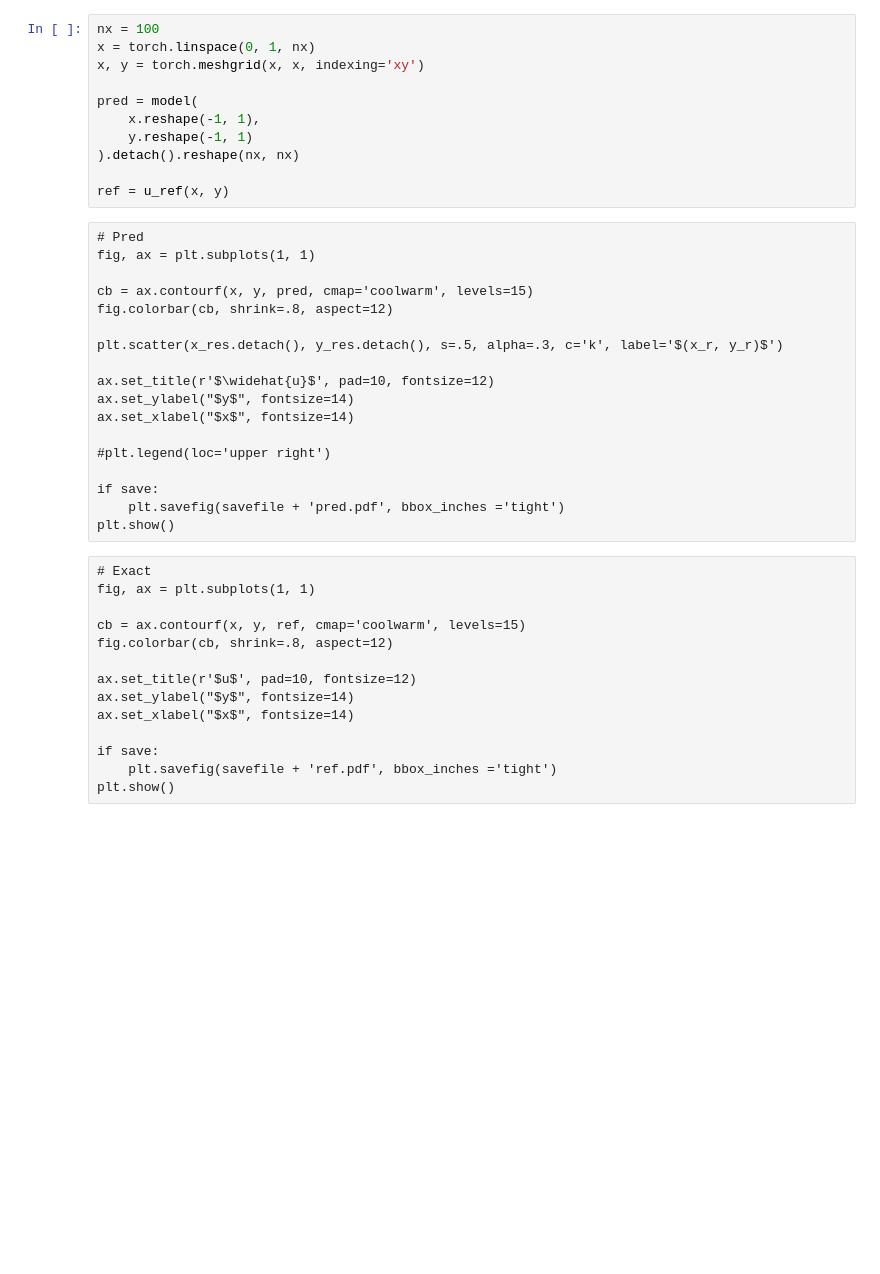
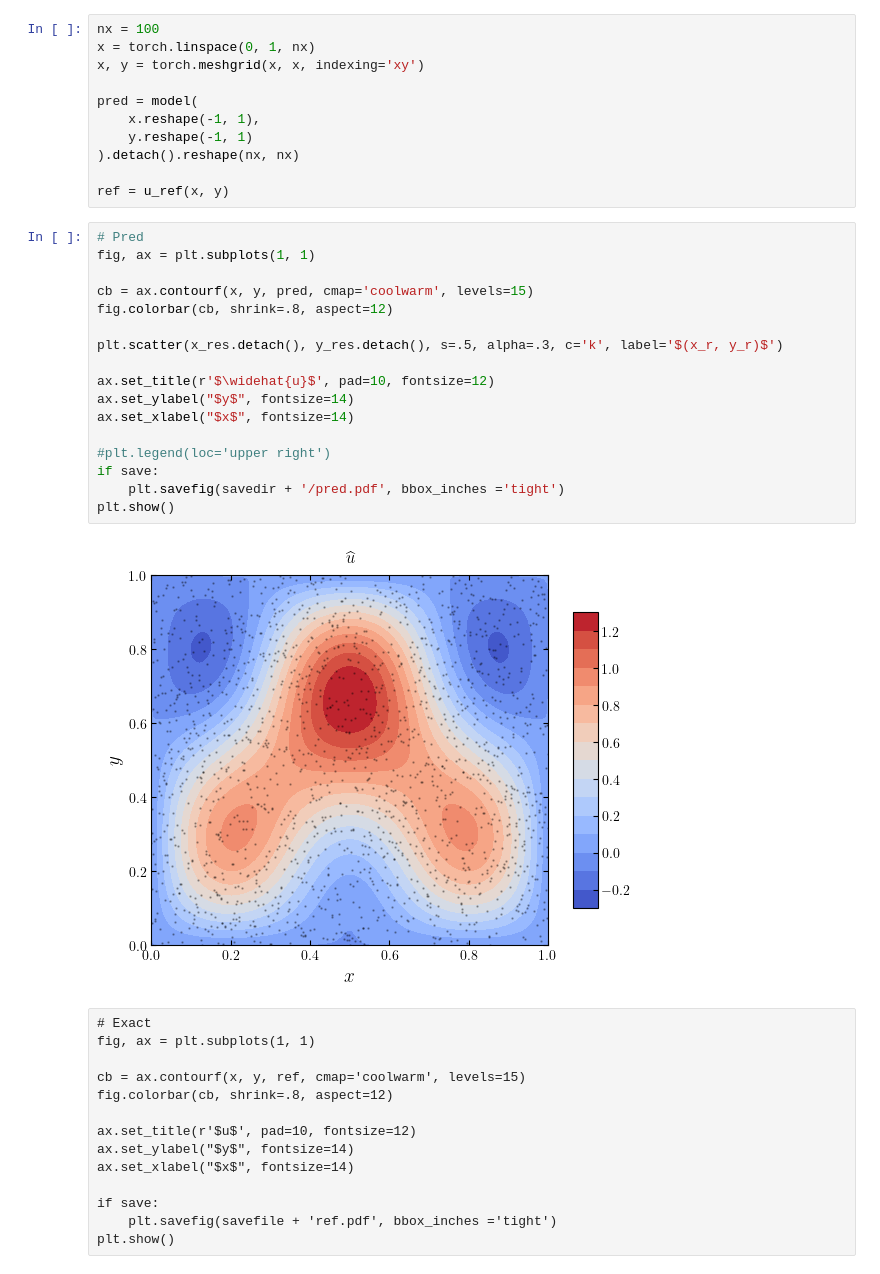
Before and after one commit to BMadir/PINNs-An-Introduction, a Jupyter notebook: PINNs.ipynb, the cells around one changed output. Drawn from its saved outputs; the diff is of its cells as text; blank space fills up the shorter version.

```diff
--- a/PINNs.ipynb
+++ b/PINNs.ipynb
@@ -184,24 +160,25 @@ pred = model(
 ).detach().reshape(nx, nx)
 
 ref = u_ref(x, y)
-# %% [raw]
-# Pred
-fig, ax = plt.subplots(1, 1)
-
-cb = ax.contourf(x, y, pred, cmap='coolwarm', levels=15)
-fig.colorbar(cb, shrink=.8, aspect=12)
-
-plt.scatter(x_res.detach(), y_res.detach(), s=.5, alpha=.3, c='k', label='$(x_r, y_r)$')
-
-ax.set_title(r'$\widehat{u}$', pad=10, fontsize=12)
-ax.set_ylabel("$y$", fontsize=14)
-ax.set_xlabel("$x$", fontsize=14)
-
-#plt.legend(loc='upper right')
-
-if save:
-    plt.savefig(savefile + 'pred.pdf', bbox_inches ='tight')
-plt.show()
+# %%
+# Pred
+fig, ax = plt.subplots(1, 1)
+
+cb = ax.contourf(x, y, pred, cmap='coolwarm', levels=15)
+fig.colorbar(cb, shrink=.8, aspect=12)
+
+plt.scatter(x_res.detach(), y_res.detach(), s=.5, alpha=.3, c='k', label='$(x_r, y_r)$')
+
+ax.set_title(r'$\widehat{u}$', pad=10, fontsize=12)
+ax.set_ylabel("$y$", fontsize=14)
+ax.set_xlabel("$x$", fontsize=14)
+
+#plt.legend(loc='upper right')
+if save:
+    plt.savefig(savedir + '/pred.pdf', bbox_inches ='tight')
+plt.show()
+# %% [output]
+[figure, added]
 # %% [raw]
 # Exact
 fig, ax = plt.subplots(1, 1)
```
Also changed, not shown: parts of 31 cells of this notebook.
